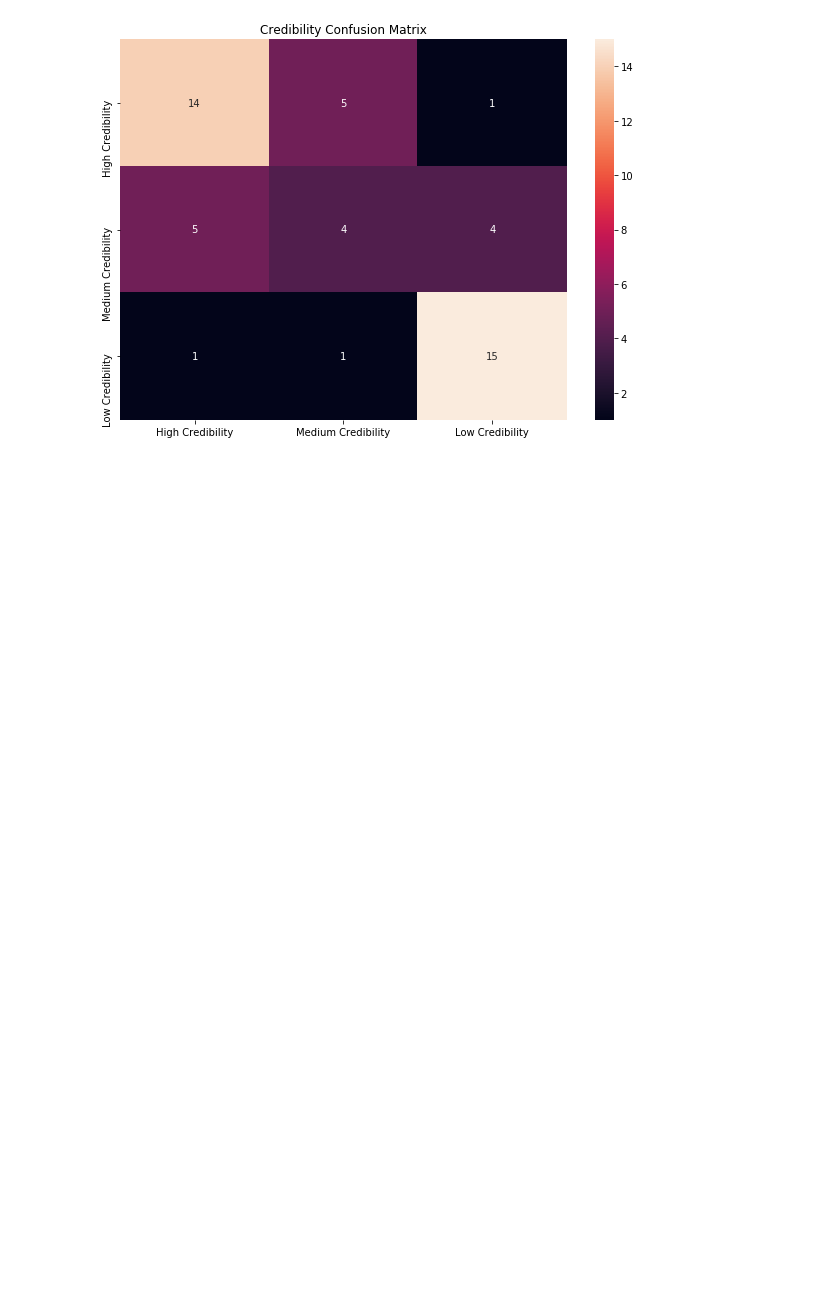
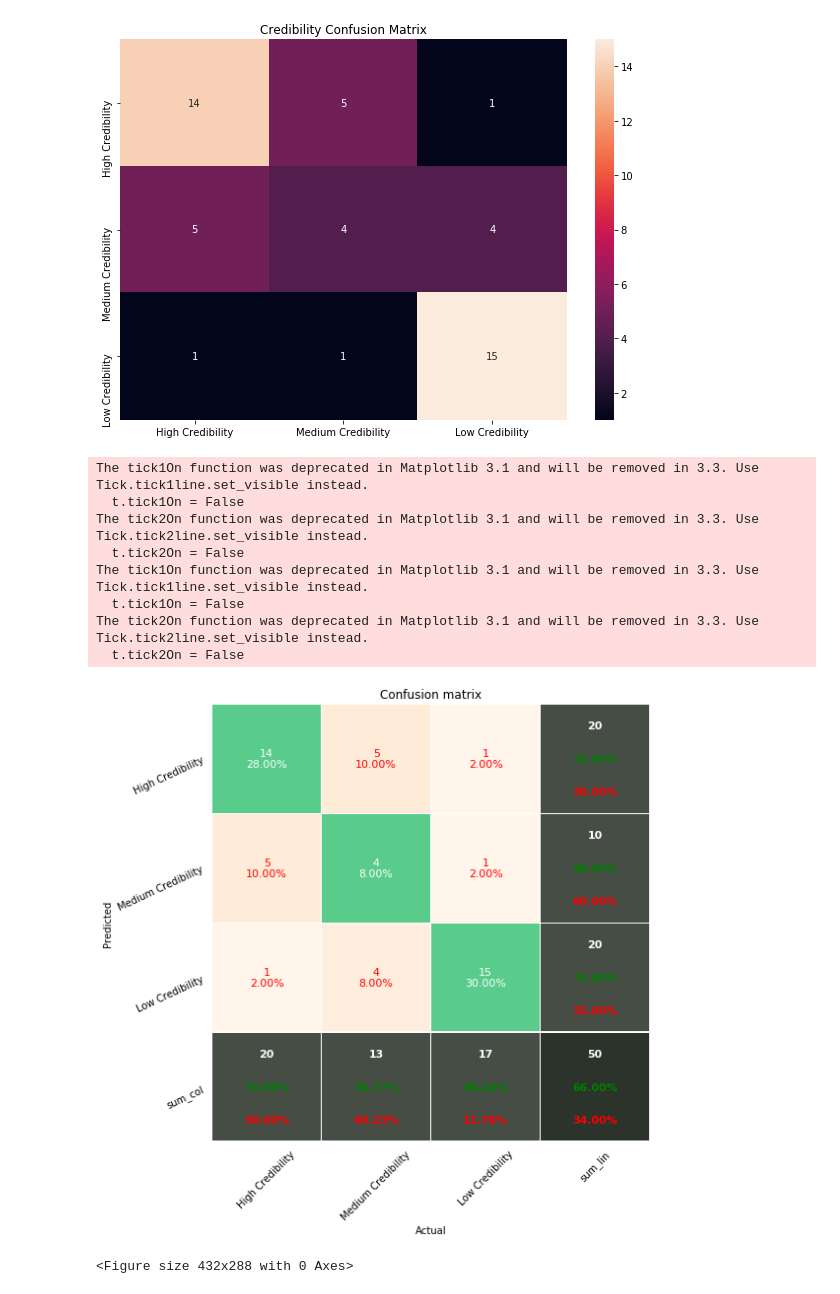
Before and after one commit to Kanaderu/nlp_credibility, a Jupyter notebook: Article Content to BERT-latest.ipynb, the cells around one changed output. Drawn from its saved outputs; the diff is of its cells as text; code cells hidden in the pictures; blank space fills up the shorter version.

Commit message:
Added prettier confusion matrix

```diff
--- a/Article Content to BERT-latest.ipynb
+++ b/Article Content to BERT-latest.ipynb
@@ -624,3 +624,19 @@ plt.title('Credibility Confusion Matrix')
 plt.savefig('graphics/confusion_matrix.png', bbox_inches='tight', pad_inches=0)
 # %% [output]
 [figure]
+# %%
+from pretty_plot_confusion_matrix import pretty_plot_confusion_matrix
+pretty_plot_confusion_matrix(cm_df)
+
+#plt.savefig('graphics/prettier_confusion_matrix.png', bbox_inches='tight', pad_inches=0)
+# %% [output]
+The tick1On function was deprecated in Matplotlib 3.1 and will be removed in 3.3. Use Tick.tick1line.set_visible instead.
+  t.tick1On = False
+The tick2On function was deprecated in Matplotlib 3.1 and will be removed in 3.3. Use Tick.tick2line.set_visible instead.
+  t.tick2On = False
+The tick1On function was deprecated in Matplotlib 3.1 and will be removed in 3.3. Use Tick.tick1line.set_visible instead.
+  t.tick1On = False
+The tick2On function was deprecated in Matplotlib 3.1 and will be removed in 3.3. Use Tick.tick2line.set_visible instead.
+  t.tick2On = False
+[figure, added]
+<Figure size 432x288 with 0 Axes>
```
Also changed, not shown: parts of 1 cell of this notebook, 2 other files.
